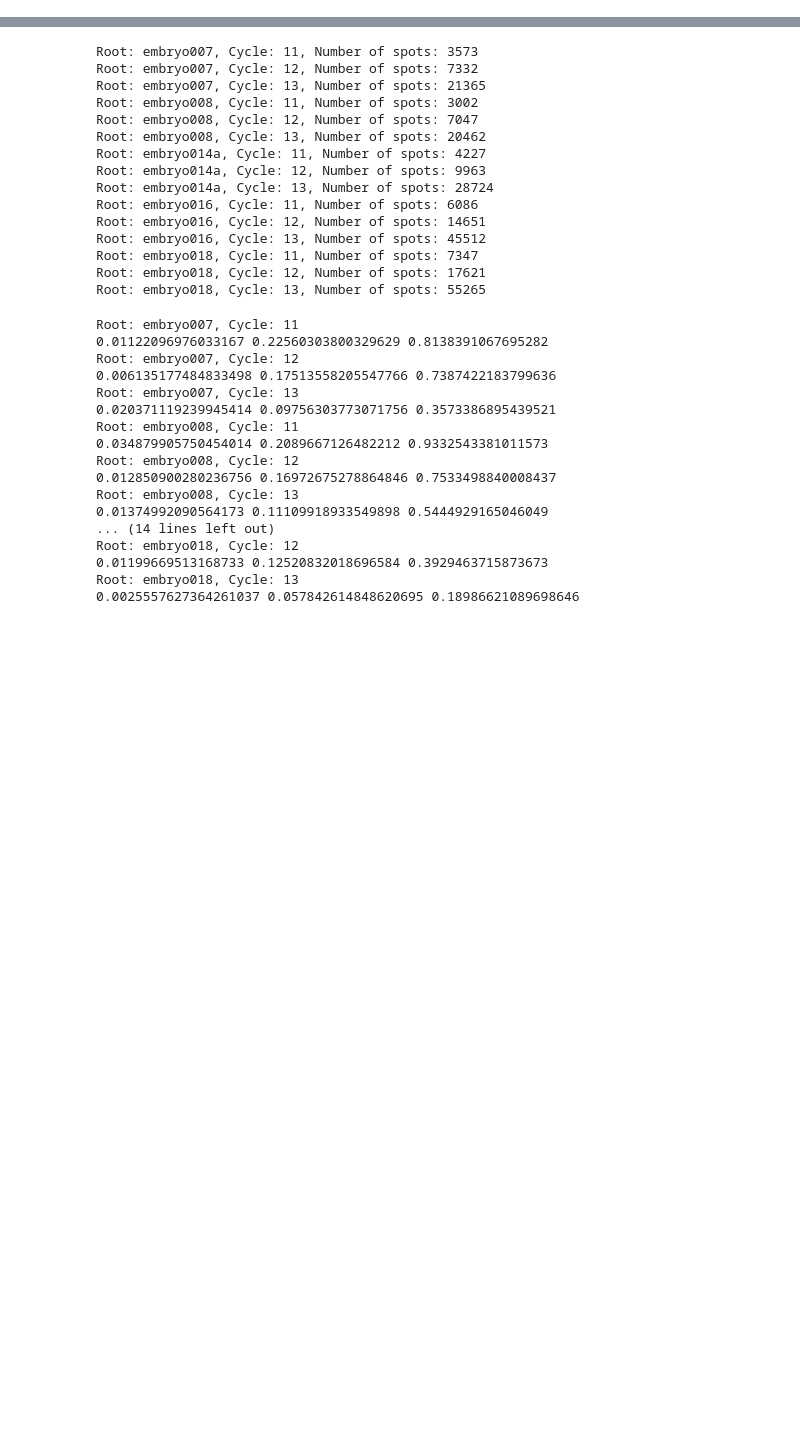
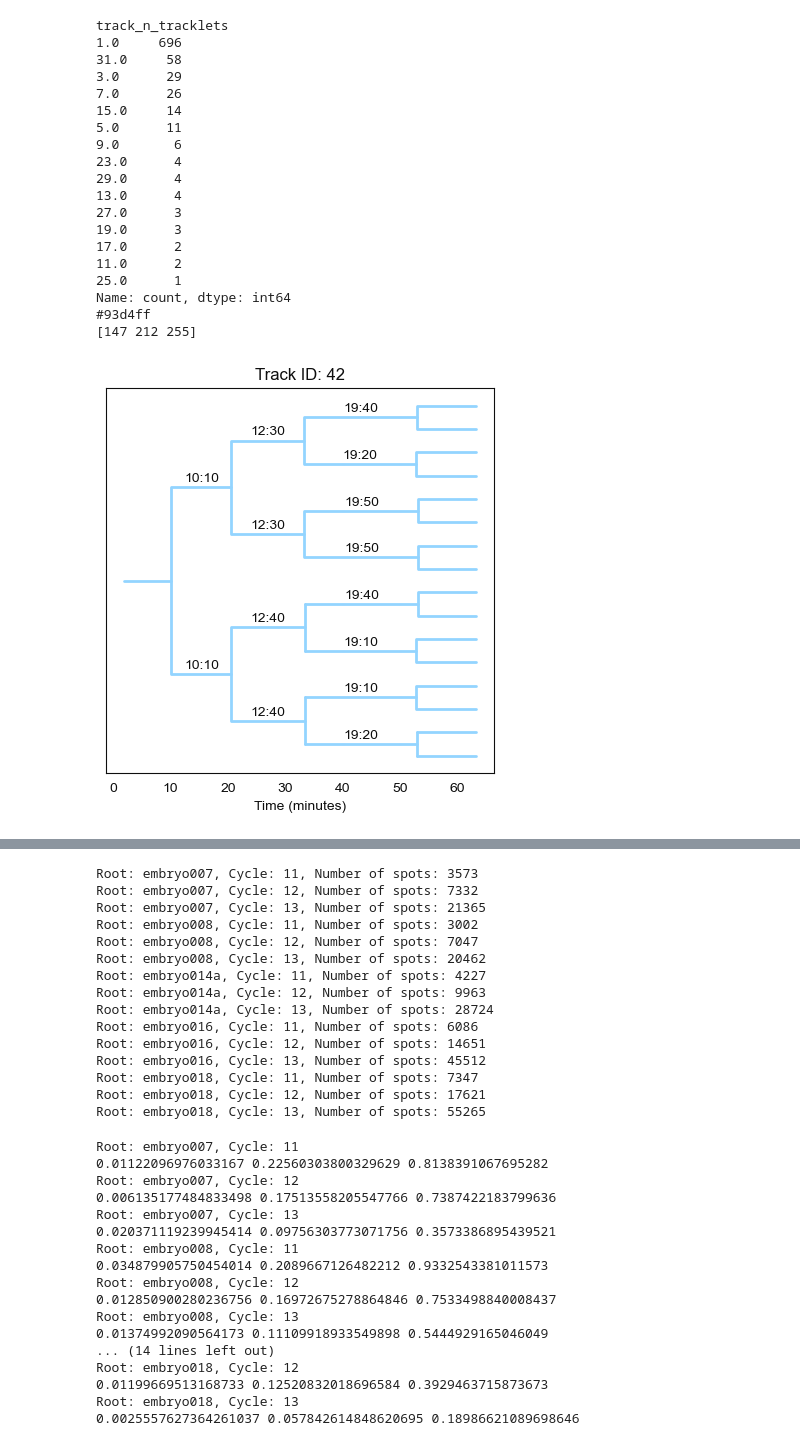
Before and after one commit to Harrison-Oatman/NucleiTracking, a Jupyter notebook: notebooks/cc_progression.ipynb, the cells around one changed output, grey strips where cells are left out. Drawn from its saved outputs; the diff is of its cells as text; code cells hidden in the pictures; blank space fills up the shorter version.

```diff
--- a/notebooks/cc_progression.ipynb
+++ b/notebooks/cc_progression.ipynb
@@ -44,3 +44,64 @@ plotpath = datapath / "plots"
 plotpath.mkdir(exist_ok=True)
 
 spots, tracklets, metadata, tracklets_joined = import_tracklets(datapath, roots)
+# %%
+root = "embryo018"
+color_img = tifffile.imread(datapath / root / f"{root}_lineages_light.tif")
+label_img = tifffile.imread(datapath / root / f"{root}_lineages.tif")
+# %%
+from src.utils import get_tracklet_tree, visualize_tracklet_tree
+
+### manually selected trees
+fig, ax = plt.subplots(1, 1, figsize=(5, 5))
+
+spot = spots[root]
+print(spot.groupby("track_id")["track_n_tracklets"].mean().value_counts())
+spot = spot[spot["track_n_tracklets"] == 31]
+tid = spot["track_id"].unique()[25]
+spot = spot[spot["track_id"] == tid]
+spot_x, spot_y, spot_frame = spot["POSITION_X"].iloc[0], spot["POSITION_Y"].iloc[0], spot["FRAME"].iloc[0]
+
+color = color_img[int(spot_frame)][int(spot_y)][int(spot_x)]
+color_rgb = f"#{color[0]:02x}{color[1]:02x}{color[2]:02x}"
+print(color_rgb)
+
+tracklet = tracklets[root]
+tree = get_tracklet_tree(tracklet[tracklet["track_id"] == tid])
+
+ax.set_xlabel("Time (minutes)")
+ax.set_title(f"Track ID: {tid}")
+
+visualize_tracklet_tree(tree, ax, c=color_rgb)
+
+plt.savefig(plotpath / f"{root}_{tid}_tracklet_tree.png", dpi=300)
+print(color)
+final_frame = color_img[-1].copy()
+# erase all but the selected tracklet
+for y in tqdm(range(final_frame.shape[0])):
+    for x in range(final_frame.shape[1]):
+        if final_frame[y, x, 0] != color[0] or final_frame[y, x, 1] != color[1] or final_frame[y, x, 2] != color[2]:
+            final_frame[y, x] = [255, 255, 255]
+
+
+tifffile.imwrite(plotpath / f"{root}_{tid}_final_frame.tif", final_frame)
+# %% [output]
+track_n_tracklets
+1.0     696
+31.0     58
+3.0      29
+7.0      26
+15.0     14
+5.0      11
+9.0       6
+23.0      4
+29.0      4
+13.0      4
+27.0      3
+19.0      3
+17.0      2
+11.0      2
+25.0      1
+Name: count, dtype: int64
+#93d4ff
+[147 212 255]
+[figure, added]
```
Also changed, not shown: parts of 5 cells of this notebook.
